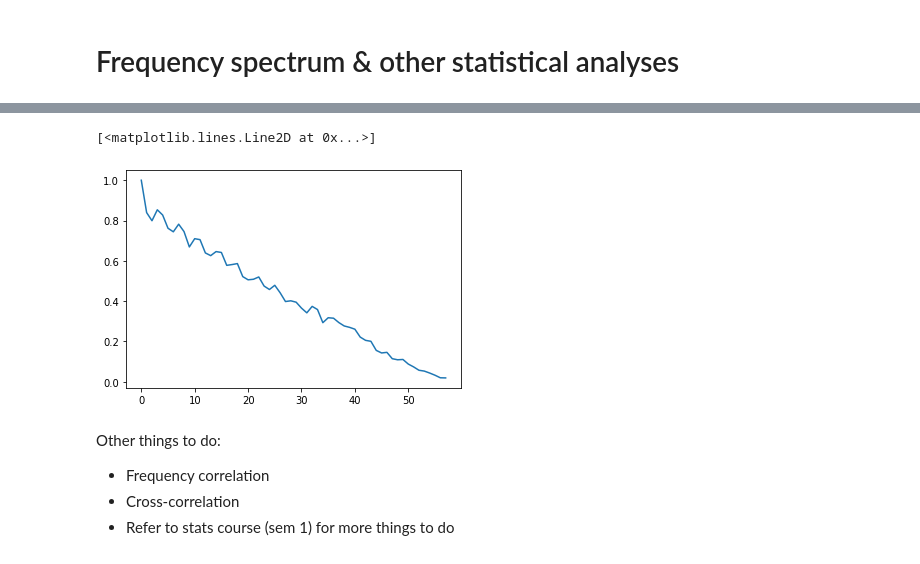
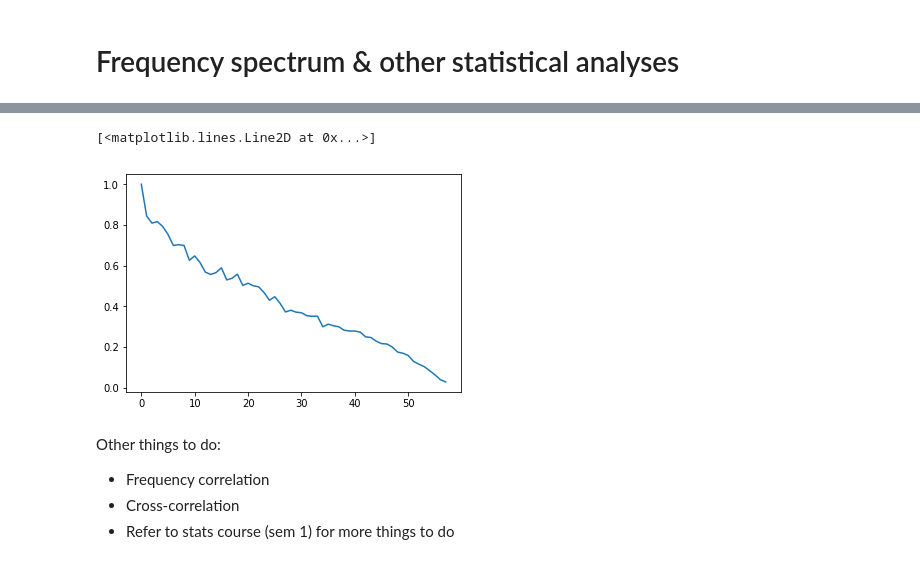
Before and after one commit to rursino/carbon-cycle-feedbacks, a Jupyter notebook: Peylin_flux/Notebooks/model_evaluation.ipynb, the cells around one changed output, grey strips where cells are left out. Cells and saved outputs as stored; diff of their text form; code cells hidden in the pictures.

```diff
--- a/Peylin_flux/Notebooks/model_evaluation.ipynb
+++ b/Peylin_flux/Notebooks/model_evaluation.ipynb
@@ -242,10 +224,10 @@ plt.ylim([10e-5,10e1])
 # %%
-auto_cor = signal.correlate(GCB["land sink"], GCB["land sink"])
+auto_cor = signal.correlate(GCB["land"], GCB["land"])
 halfway_index = int((len(auto_cor)+1)/2)-1
 plt.plot(auto_cor[halfway_index:-1]/auto_cor[halfway_index])
 # %% [output]
 [<matplotlib.lines.Line2D at 0x...>]
-[figure, old version]
+[figure, new version]
 # %% [markdown]
 Other things to do:
 - Frequency correlation
```
Also changed, not shown: parts of 17 cells of this notebook, 2 other files.
